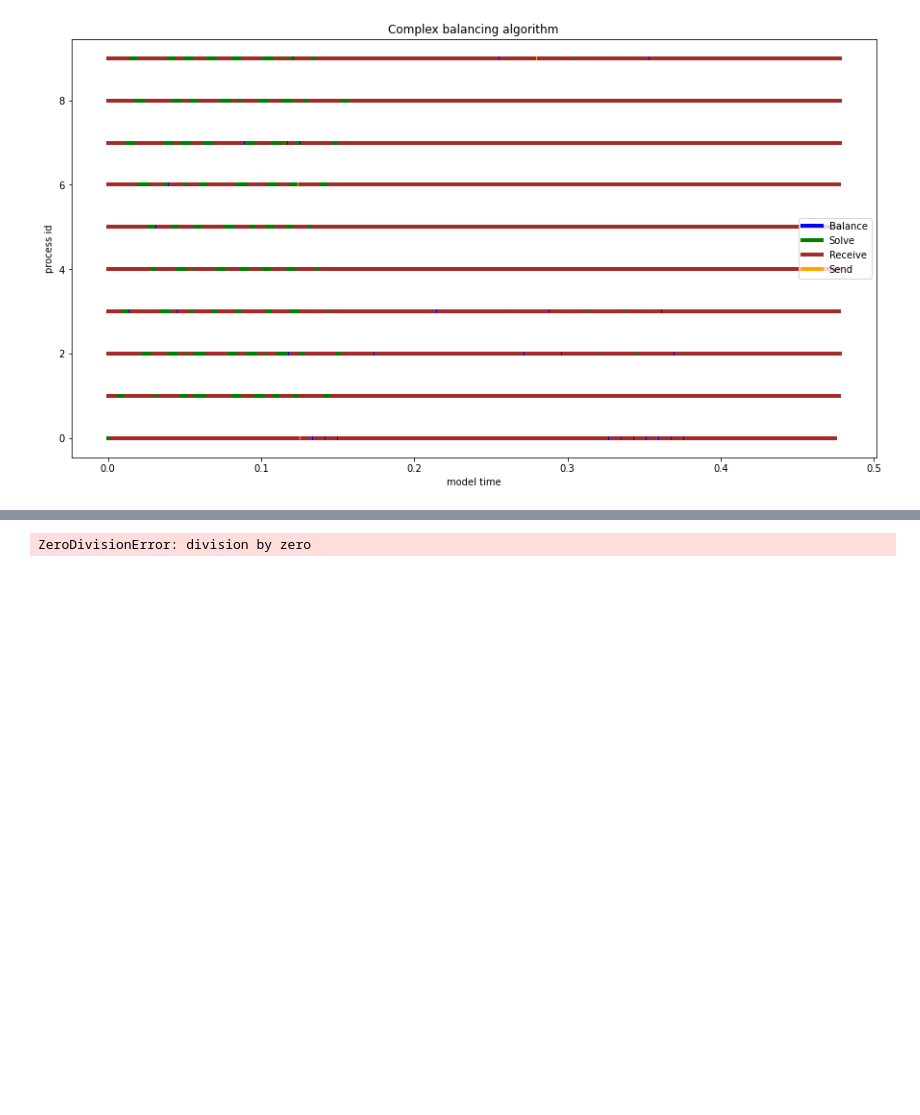
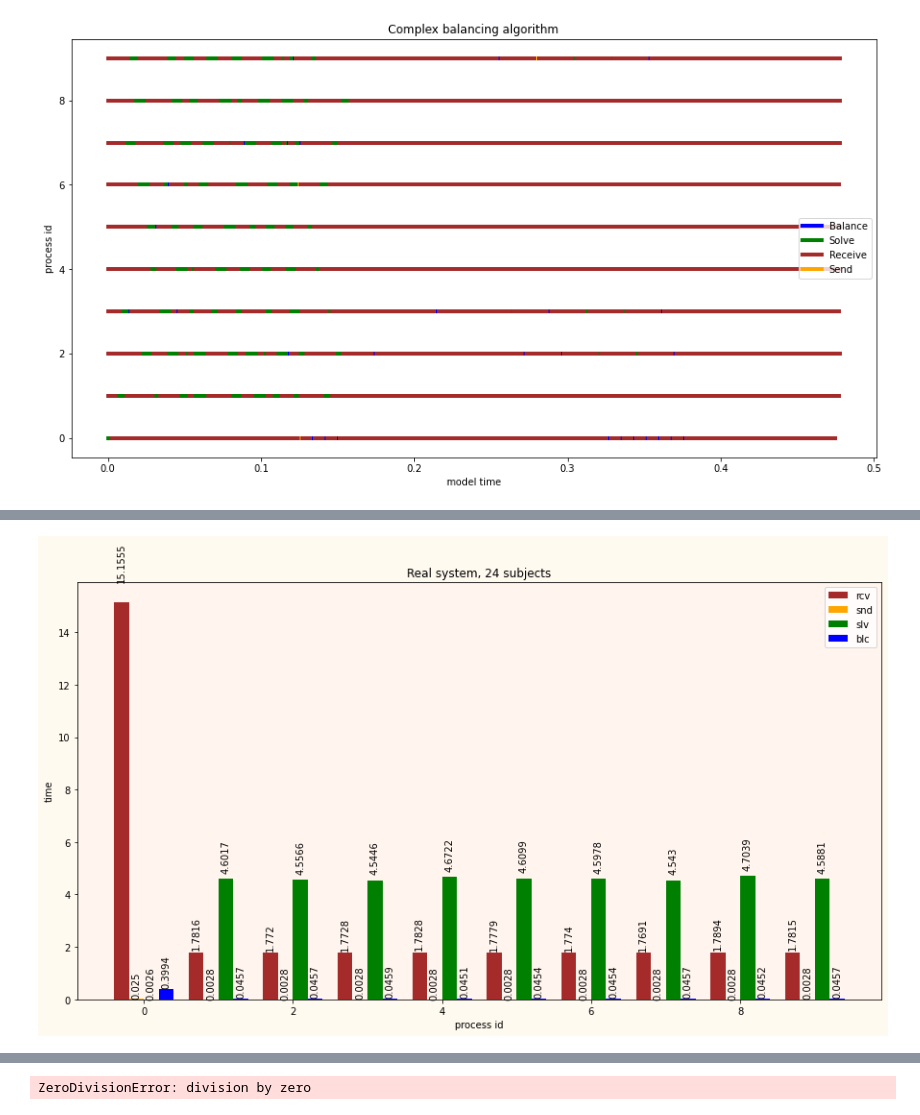
Before and after one commit to amonin7/Simulator, a Jupyter notebook: Visualization.ipynb, the cells around one changed output, grey strips where cells are left out. Cells and saved outputs as stored; diff of their text form; code cells hidden in the pictures; blank space fills up the shorter version.

```diff
--- a/Visualization.ipynb
+++ b/Visualization.ipynb
@@ -128,0 +207,4 @@ plot('TraceC.csv', 'CommunicationC.csv', 'Complex balancing algorithm')
+# %%
+plot_statistics('TraceC.csv', 'Real system, 24 subjects')
+# %% [output]
+[figure, added]
```
Also changed, not shown: parts of 4 cells of this notebook, 2 other files.
